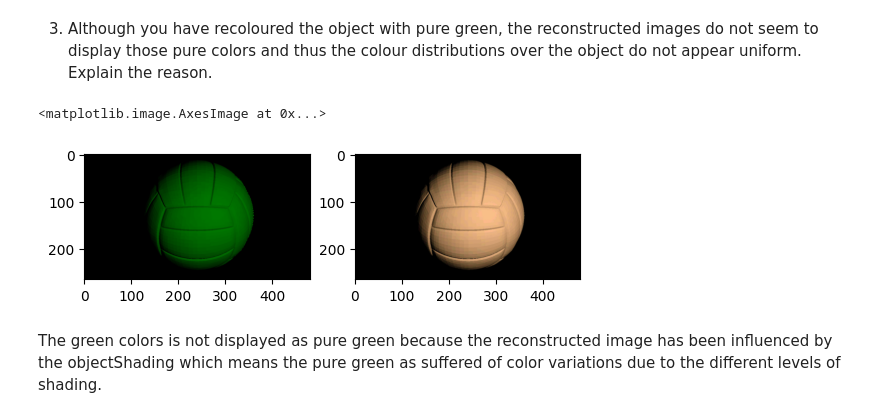
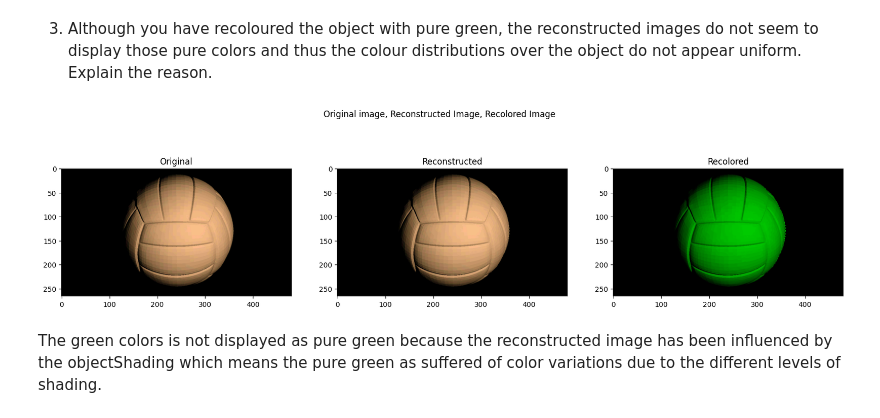
Before and after one commit to danilotpnta/computer_vission1, a Jupyter notebook: Lab1/CV1_Lab1_Students.ipynb, the cells around one changed output. Saved outputs shown, nothing was run; the diff lists cells and outputs as text; code cells hidden in the pictures.

```diff
--- a/Lab1/CV1_Lab1_Students.ipynb
+++ b/Lab1/CV1_Lab1_Students.ipynb
@@ -399,22 +409,37 @@ intrinsic albedo and shading images.
 # %%
 def recolouring(albedo_img, shading_img):
     albedo_green = albedo_img > 0
-    albedo_green[:,:,0] = 0
-    albedo_green[:,:,2] = 0
+    albedo_green[:, :, 0] = 0
+    albedo_green[:, :, 2] = 0
     green_img = albedo_green * shading_img
     recoloured_image = cv2.cvtColor(green_img, cv2.COLOR_BGR2RGB)
 
     return recoloured_image
 
-green_img = recolouring(objectAlbedo, objectShading)
-picked_object_rgb = cv2.cvtColor(picked_object, cv2.COLOR_BGR2RGB)
+def visualize_recolor(original, reconstruct, recolor):
+    fig = plt.figure(figsize=(20, 5))
 
-f,axarr = plt.subplots(1,2)
-axarr[0].imshow(green_img)
-axarr[1].imshow(picked_object_rgb)
+    ax1 = plt.subplot(1, 3, 1)
+    ax1.imshow(original)
+    ax1.set_title('Original')
+
+    ax2 = plt.subplot(1, 3, 2)
+    ax2.imshow(reconstruct)
+    ax2.set_title('Reconstructed')
+
+    ax3 = plt.subplot(1, 3, 3)
+    ax3.imshow(recolor)
+    ax3.set_title('Recolored')
+
+    # Set the title for the main plot
+    fig.suptitle('Original image, Reconstructed Image, Recolored Image')
+    plt.show()
+
+recolored_rgb = recolouring(objectAlbedo, objectShading)
+
+visualize_recolor(picked_object_rgb, picked_object_IDD_rgb, recolored_rgb)
 # %% [output]
-<matplotlib.image.AxesImage at 0x...>
-[figure, old version]
+[figure, new version]
 # %% [markdown]
 The green colors is not displayed as pure green because the reconstructed image has been influenced by the objectShading which means the pure green as suffered of color variations due to the different levels of shading.
 # %% [markdown]
```
Also changed, not shown: parts of 3 cells of this notebook.
